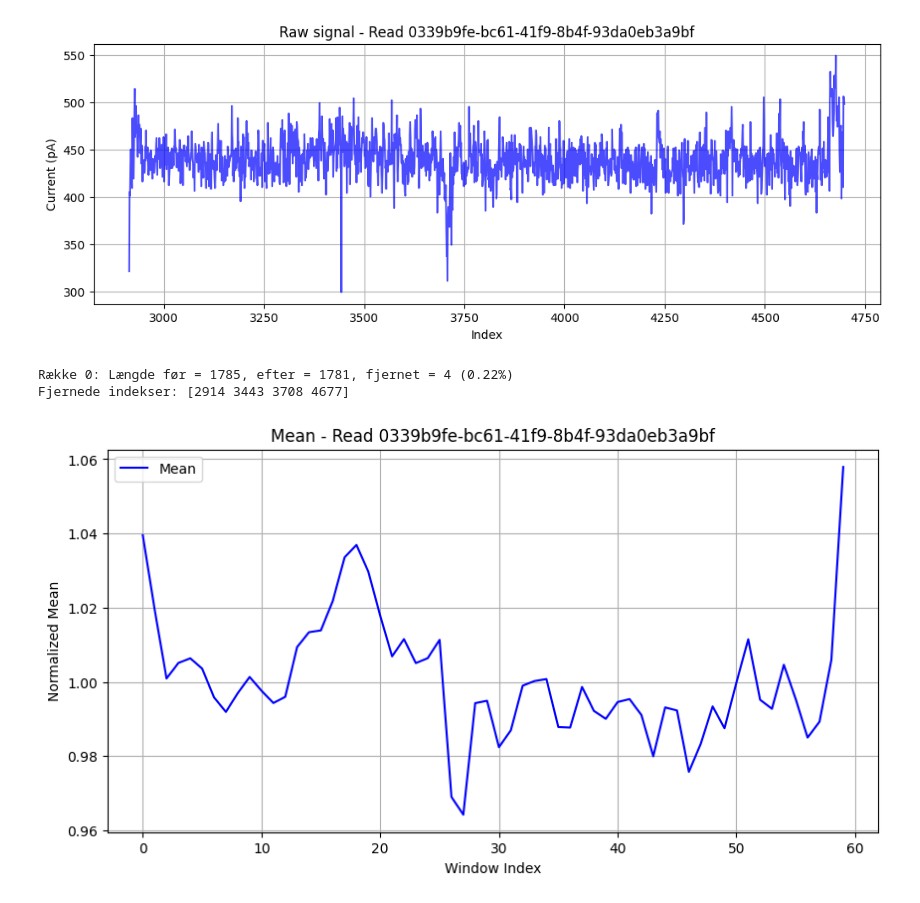
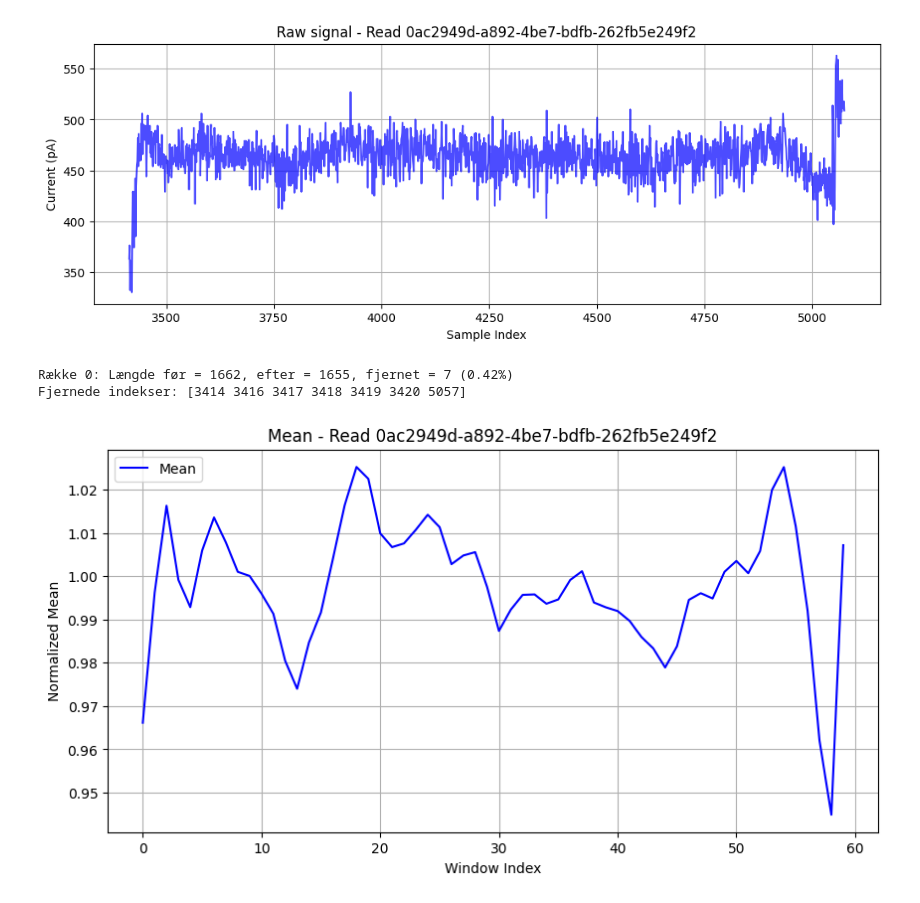
Before and after one commit to Najaandrup/Dataprojekt, a Jupyter notebook: 04 Moving Vectorization/Outliers fjernelse og plot af ét signal.ipynb, the cells around one changed output. Drawn from its saved outputs; the diff is of its cells as text; code cells hidden in the pictures.

```diff
--- a/04 Moving Vectorization/Outliers fjernelse og plot af ét signal.ipynb
+++ b/04 Moving Vectorization/Outliers fjernelse og plot af ét signal.ipynb
@@ -15,7 +15,7 @@ def load_data(tsv_file, pod_file):
 
     return polyA_df
 # %%
-df = load_data("egfp_a60_60_polyA_position.tsv", "egfp_a60_60_polya_reads.pod5")
+df = load_data("egfp_a120_1mod_polyA_position.tsv", "egfp_a120_1mod_polya_reads.pod5")
 # %%
 import numpy as np
 
@@ -74,7 +74,7 @@ def vectorize_and_plot(row, vector_length, window_size_avg, window_size_var, thr
     plt.figure(figsize=(12, 4))
     plt.plot(range(start, end), signal, color='blue', alpha=0.7)
     plt.title(f"Raw signal - Read {read_id}")
-    plt.xlabel("Index")
+    plt.xlabel("Sample Index")
     plt.ylabel("Current (pA)")
     plt.grid(True)
     plt.show()
@@ -137,9 +137,9 @@ def vectorize_and_plot(row, vector_length, window_size_avg, window_size_var, thr
     plt.grid(True)
     plt.show()
 # %%
-vectorize_and_plot(df.iloc[1], vector_length=60, window_size_avg=60, window_size_var=60, threshold=5, index=0)
+vectorize_and_plot(df.iloc[22], vector_length=60, window_size_avg=60, window_size_var=60, threshold=5, index=0)
 # %% [output]
-[figure, old version]
+[figure, new version]
-Række 0: Længde før = 1785, efter = 1781, fjernet = 4 (0.22%)
-Fjernede indekser: [2914 3443 3708 4677]
+Række 0: Længde før = 1662, efter = 1655, fjernet = 7 (0.42%)
+Fjernede indekser: [3414 3416 3417 3418 3419 3420 5057]
-[figure, old version]
+[figure, new version]
```
Also changed, not shown: parts of 1 cell of this notebook, 2 other files.
